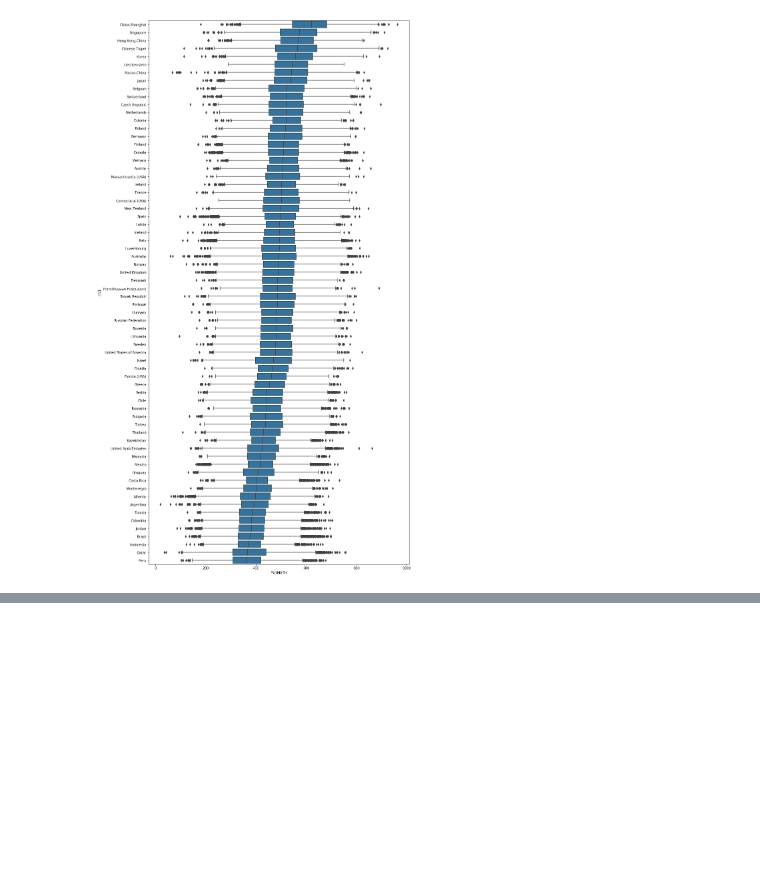
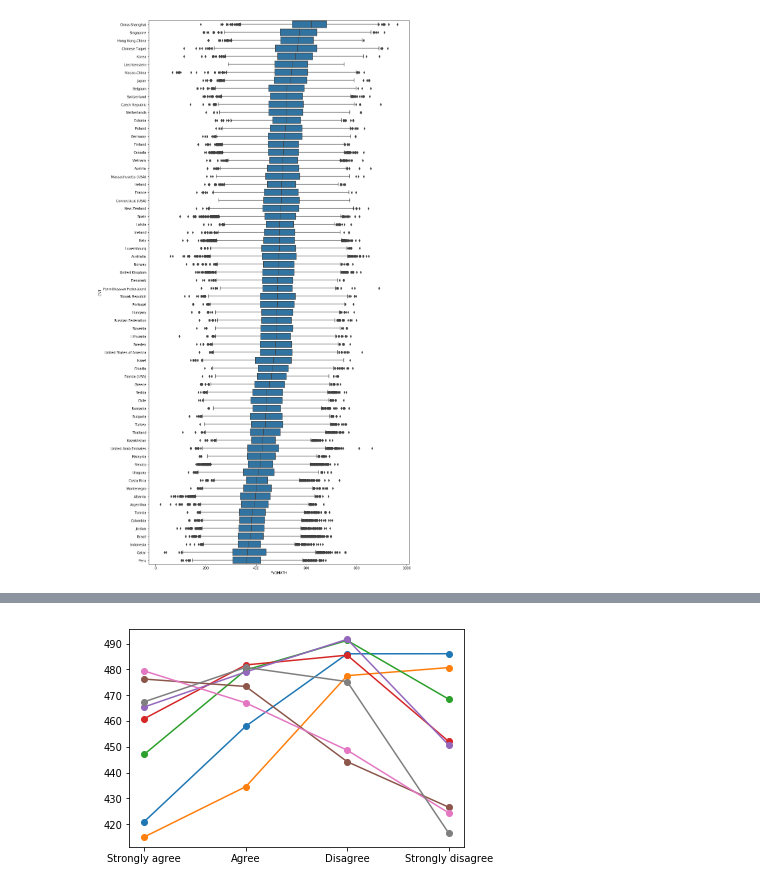
Before and after one commit to jgu1989/UdacityDataAnalystNanodegree, a Jupyter notebook: 5_Communicate_Data_Findings/pisa.ipynb, the cells around one changed output, grey strips where cells are left out. Saved outputs shown, nothing was run; the diff lists cells and outputs as text; code cells hidden in the pictures; blank space fills up the shorter version.

```diff
--- a/5_Communicate_Data_Findings/pisa.ipynb
+++ b/5_Communicate_Data_Findings/pisa.ipynb
@@ -170,0 +229,6 @@ sns.boxplot(y= 'CNT', x='PV1MATH', data=df_loc, orient="h", color = base_color,
+# %%
+for col in ['ST88Q01','ST88Q02','ST88Q03','ST88Q04','ST89Q02','ST89Q03','ST89Q04','ST89Q05']:
+    att = df_attitude.groupby(col).mean().reindex(index=['Strongly agree', 'Agree','Disagree','Strongly disagree'] )
+    plt.plot(att, marker = 'o')
+# %% [output]
+[figure, added]
```
Also changed, not shown: parts of 8 cells of this notebook.
